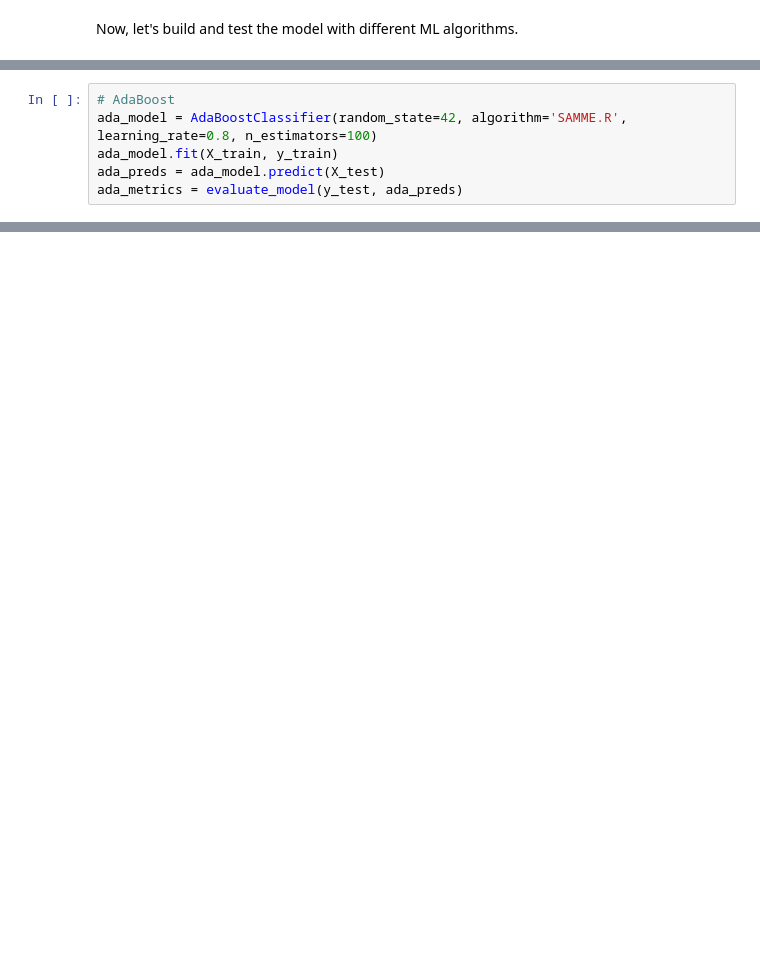
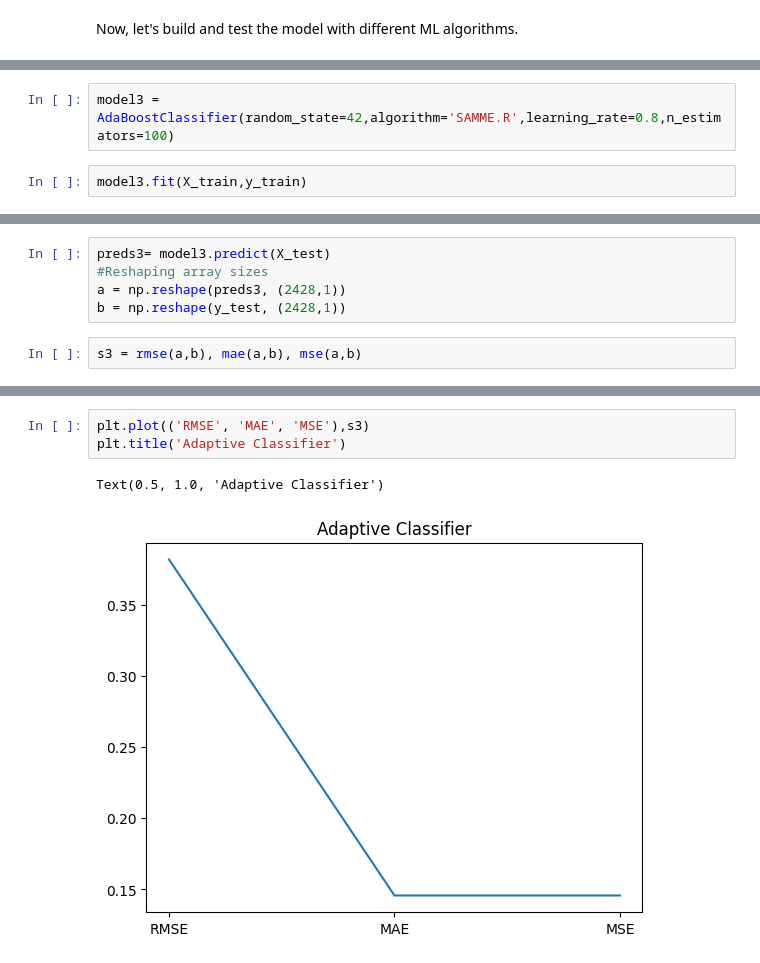
Before and after one commit to Akshat111111/Hedging-of-Financial-Derivatives, a Jupyter notebook: Credit Risk/CreditRisk.ipynb, the cells around one changed output, grey strips where cells are left out. Drawn from its saved outputs; the diff is of its cells as text; blank space fills up the shorter version.

```diff
--- a/Credit Risk/CreditRisk.ipynb
+++ b/Credit Risk/CreditRisk.ipynb
@@ -115,6 +277,4 @@ dt_metrics = evaluate_model(y_test, dt_preds)
 # %%
-# AdaBoost
-ada_model = AdaBoostClassifier(random_state=42, algorithm='SAMME.R', learning_rate=0.8, n_estimators=100)
-ada_model.fit(X_train, y_train)
-ada_preds = ada_model.predict(X_test)
-ada_metrics = evaluate_model(y_test, ada_preds)
+model3 = AdaBoostClassifier(random_state=42,algorithm='SAMME.R',learning_rate=0.8,n_estimators=100)
+# %%
+model3.fit(X_train,y_train)
@@ -120,0 +287,7 @@ ada_metrics = evaluate_model(y_test, ada_preds)
+# %%
+preds3= model3.predict(X_test)
+#Reshaping array sizes
+a = np.reshape(preds3, (2428,1))
+b = np.reshape(y_test, (2428,1))
+# %%
+s3 = rmse(a,b), mae(a,b), mse(a,b)
@@ -170,0 +340,6 @@ plt.show()
+# %%
+plt.plot(('RMSE', 'MAE', 'MSE'),s3)
+plt.title('Adaptive Classifier')
+# %% [output]
+Text(0.5, 1.0, 'Adaptive Classifier')
+[figure, added]
```
Also changed, not shown: parts of 57 cells of this notebook.
